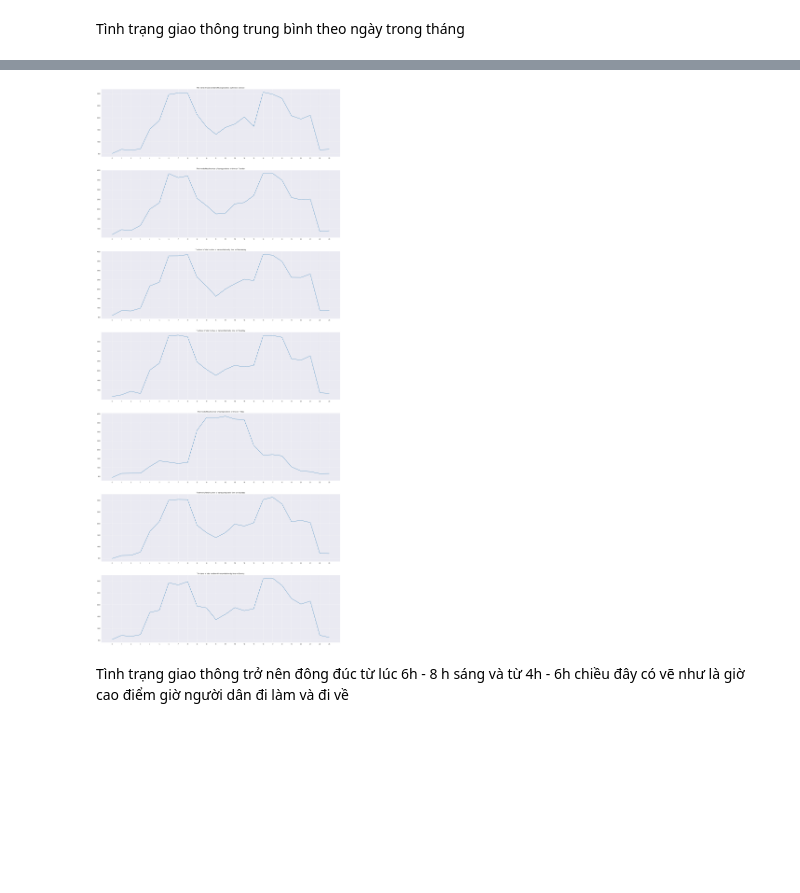
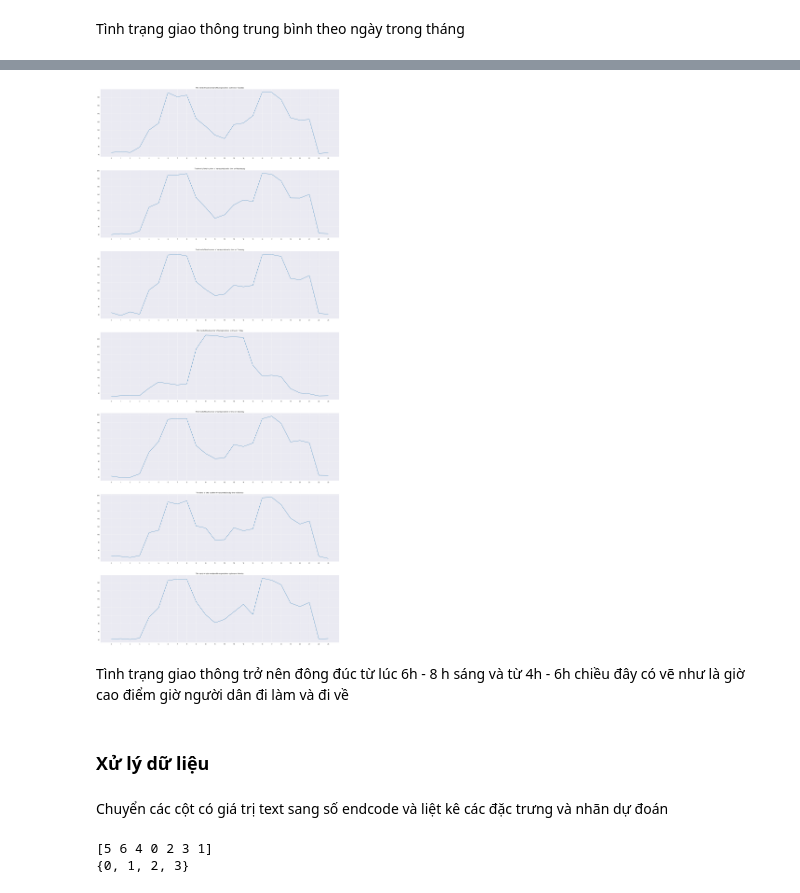
Before and after one commit to Nik211885/classification_trafic_street, a Jupyter notebook: classfication_stree.ipynb, the cells around one changed output, grey strips where cells are left out. Cells and saved outputs as stored; diff of their text form; code cells hidden in the pictures; blank space fills up the shorter version.

```diff
--- a/classfication_stree.ipynb
+++ b/classfication_stree.ipynb
@@ -152,0 +111,19 @@ grouped_df2["Hour"] = hours
+# %%
+df['Time'] = pd.to_datetime(df['Time'], format='%I:%M:%S %p').dt.time
+
+# Kỹ thuật tạo đặc trưng: Tạo các đặc trưng như giờ, phút và ngày trong tuần
+df['Hours'] = pd.to_datetime(df['Time'].astype(str)).dt.hour  # Trích xuất giờ từ thời gian
+df['Minute'] = pd.to_datetime(df['Time'].astype(str)).dt.minute  # Trích xuất phút từ thời gian
+
+# Tùy chọn: Thêm khoảng thời gian trong ngày (Sáng, Chiều, Tối, Đêm)
+# def get_time_period(hour):
+#     if 5 <= hour < 12:
+#         return 'Sáng'
+#     elif 12 <= hour < 17:
+#         return 'Chiều'
+#     elif 17 <= hour < 21:
+#         return 'Tối'
+#     else:
+#         return 'Đêm'
+
+print(df)
@@ -153,20 +148,39 @@ grouped_df2["Hour"] = hours
 # %%
 sns.set_style("darkgrid")
 
 fig, axs = plt.subplots(7,1, figsize =(30, 70))
 i = 0
 
-for day in grouped_df2["Day of the week"].unique():
-    data = grouped_df2.loc[grouped_df2["Day of the week"] == day].groupby("Hour", as_index=False).agg('sum')
-
-    axs[i].plot(data["Hour"], data["Total"])
+for day in df["Day of the week"].unique():
+    daily_data = df[(df["Day of the week"] == day)]
+    average_vehicle_counts = daily_data.groupby("Hours")["Total"].mean()
+    axs[i].plot(average_vehicle_counts.index,average_vehicle_counts.values)
     axs[i].set_xticks(np.arange(0, 24, 1))
 
     axs[i].set_title(f"The trend of total number of transportations by time on {day}")
     i += 1
 
 plt.show()
 # %% [output]
-[figure, old version]
+[figure, new version]
 # %% [markdown]
 Tình trạng giao thông trở nên đông đúc từ lúc 6h - 8 h sáng và từ 4h - 6h chiều đây có vẽ như là giờ cao điểm giờ người dân đi làm và đi về
+# %% [markdown]
+### Xử lý dữ liệu
+# %% [markdown]
+Chuyển các cột có giá trị text sang số endcode và liệt kê các đặc trưng và nhãn dự đoán
+# %%
+from sklearn.model_selection import train_test_split
+from sklearn.preprocessing import LabelEncoder, StandardScaler
+
+label_encoder = LabelEncoder()
+df['Day of the week'] = label_encoder.fit_transform(df['Day of the week'])
+print(df['Day of the week'].unique())
+X = df[['Hours', 'Minute', 'CarCount',
+        'BikeCount', 'BusCount', 'TruckCount', 'Day of the week']]
+Y = df['Traffic Situation']
+y = label_encoder.fit_transform(Y)
+print(set(y))
+# %% [output]
+[5 6 4 0 2 3 1]
+{0, 1, 2, 3}
```
Also changed, not shown: parts of 13 cells of this notebook.
